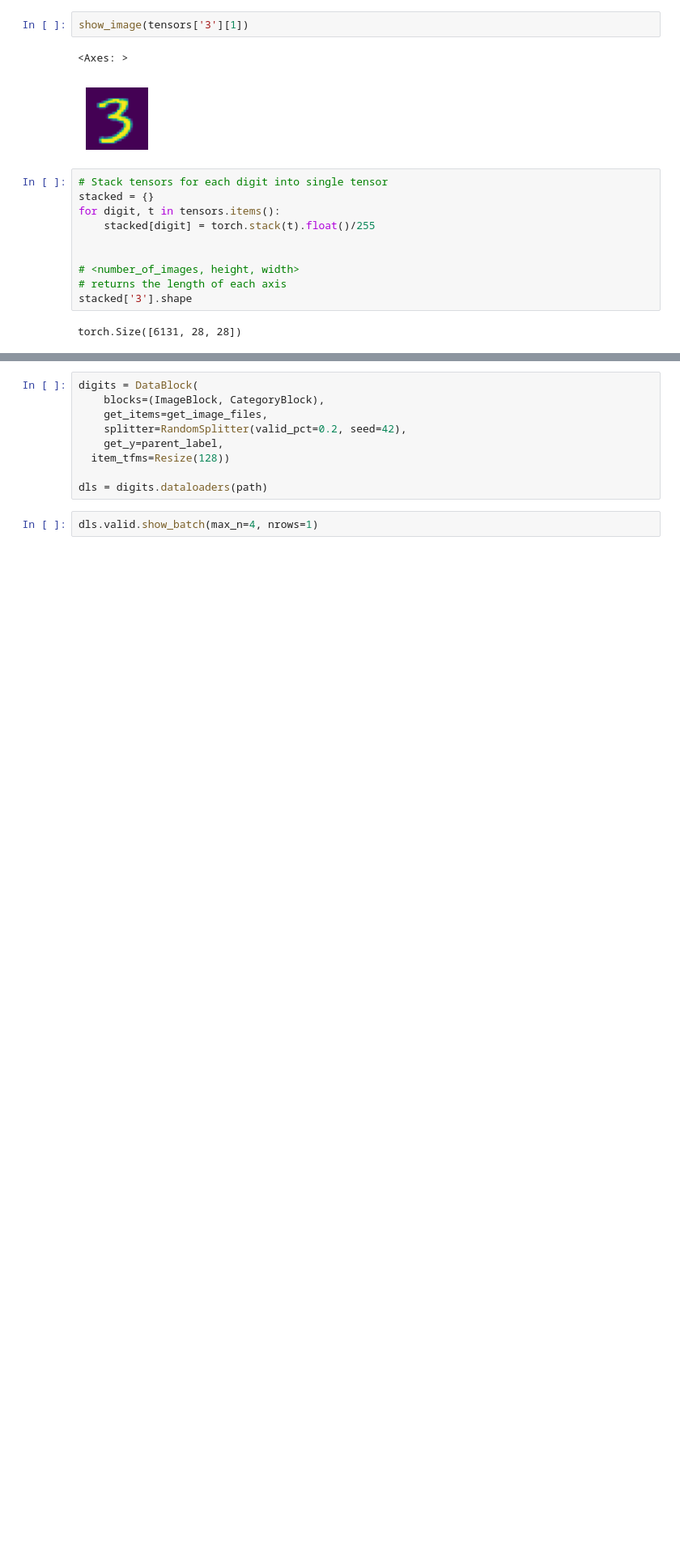
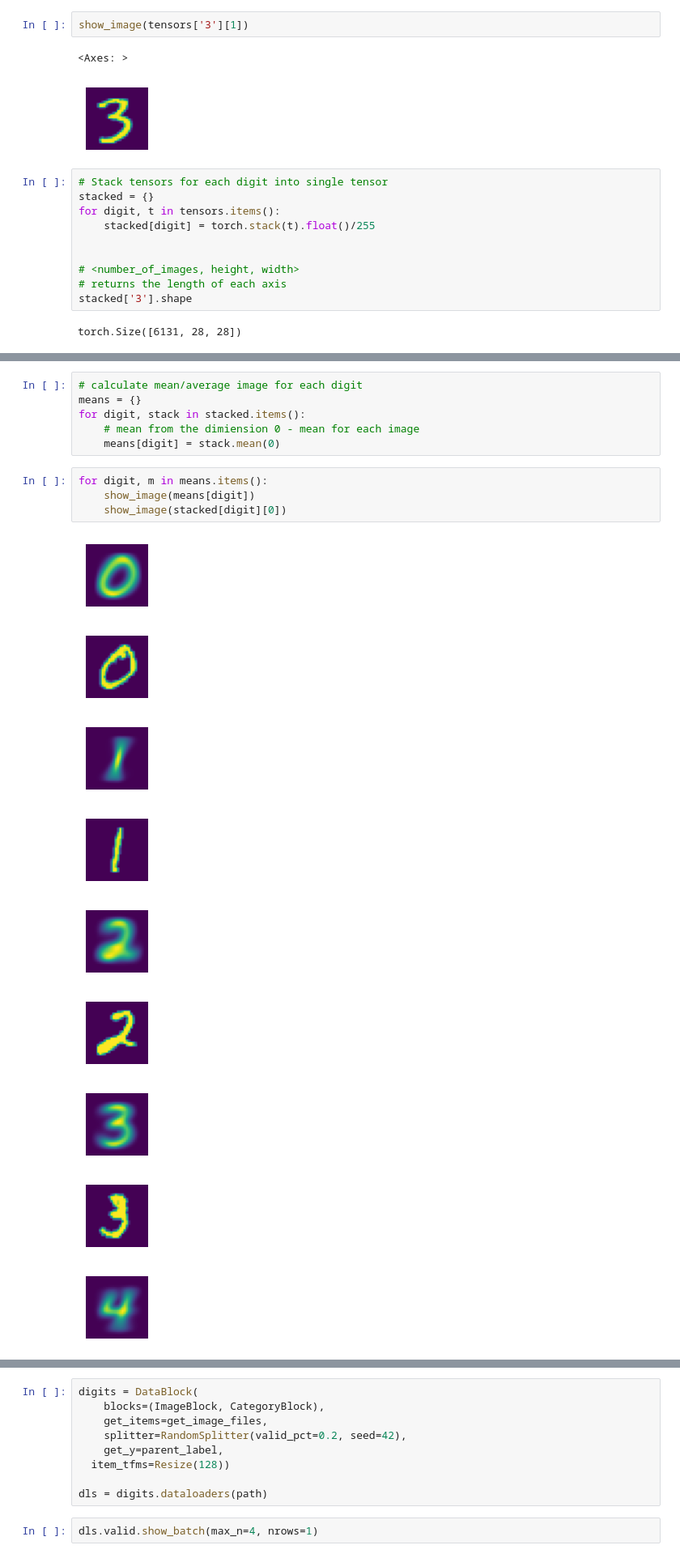
Before and after one commit to bognix/digits-recognition-app, a Jupyter notebook: digits_recognition_model.ipynb, the cells around one changed output, grey strips where cells are left out. Shown at 81% size. Saved outputs shown, nothing was run; the diff lists cells and outputs as text; blank space fills up the shorter version.

```diff
--- a/digits_recognition_model.ipynb
+++ b/digits_recognition_model.ipynb
@@ -90,0 +111,20 @@ torch.Size([6131, 28, 28])
+# %%
+# calculate mean/average image for each digit
+means = {}
+for digit, stack in stacked.items():
+    # mean from the dimiension 0 - mean for each image
+    means[digit] = stack.mean(0)
+# %%
+for digit, m in means.items():
+    show_image(means[digit])
+    show_image(stacked[digit][0])
+# %% [output]
+[figure, added]
+[figure, added]
+[figure, added]
+[figure, added]
+[figure, added]
+[figure, added]
+[figure, added]
+[figure, added]
+[figure, added]
```
Also changed, not shown: parts of 7 cells of this notebook.
